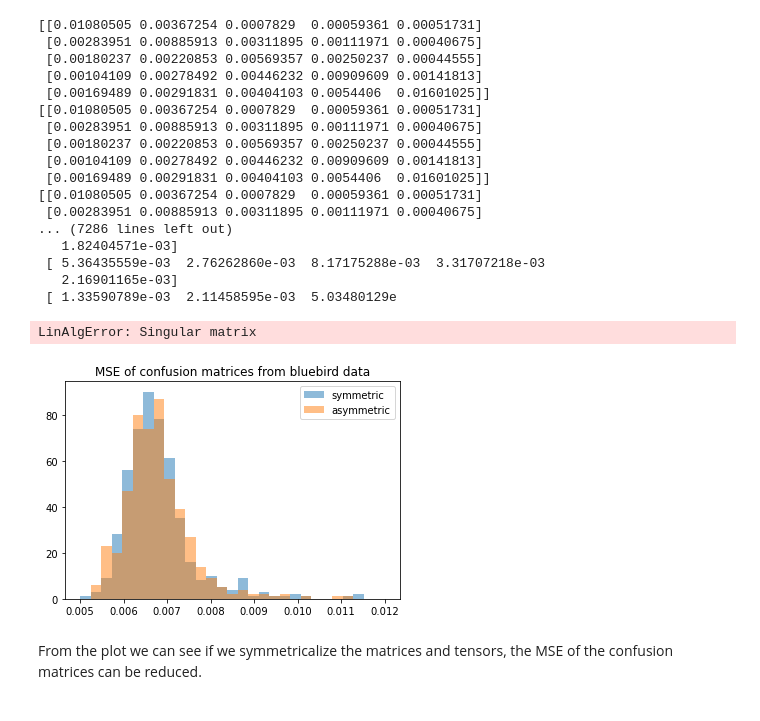
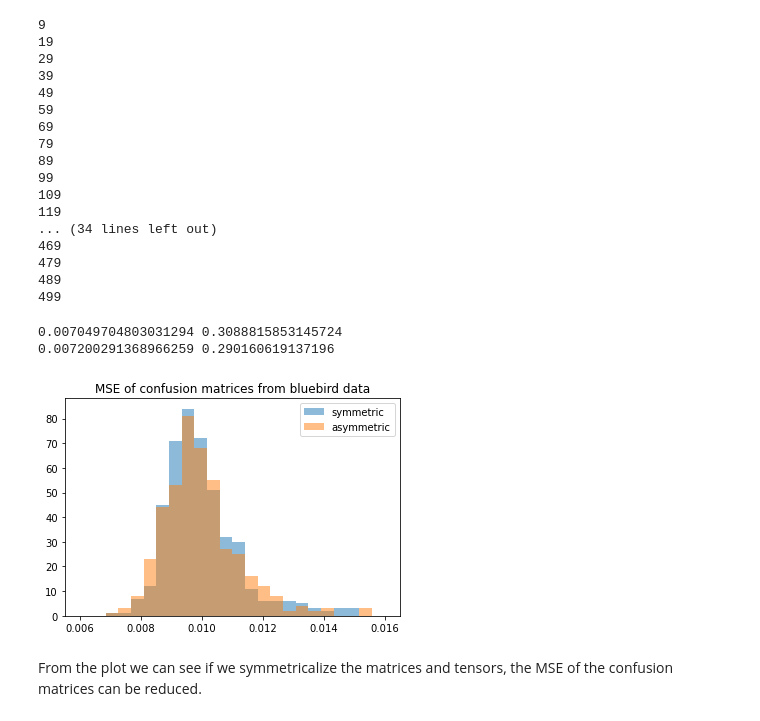
Before and after one commit to azurechen97/Spectral-methods-meet-EM, a Jupyter notebook: test3.ipynb, the cells around one changed output. Saved outputs shown, nothing was run; the diff lists cells and outputs as text; code cells hidden in the pictures.

```diff
--- a/test3.ipynb
+++ b/test3.ipynb
@@ -117,6 +138,3 @@ def get_true_confusion_matrix(data, truth, normalize=True):
-# %%
-def confusion_matrix_loss(C_estimated,C_true):
-    return np.mean((C_estimated-C_true)**2)
 # %%
 def get_confusion_matrix2(k, labels, groups=None, sym=True, cutoff=1e-7, L=20, N=100, seed=None):
     m, n = labels.shape
@@ -279,0 +211,10 @@ confusion_matrix_loss(get_confusion_matrix2(
+# %%
+# iterations
+maxiter = 50
+step = 5
+Ls = np.array([i for i in range(step,maxiter+1,step)],dtype=int)
+losses = np.zeros(len(Ls))
+for i,L in enumerate(Ls):
+    print(L)
+    losses[i] = confusion_matrix_loss(get_confusion_matrix(
+        k, labels, sym=True, L=L, N=100, seed=123), C_true)
@@ -279,0 +240,10 @@ confusion_matrix_loss(get_confusion_matrix2(
+# %%
+# iterations
+maxiter = 100
+step = 5
+Ns = np.array([i for i in range(step, maxiter+1,step)], dtype=int)
+losses_N = np.zeros(len(Ns))
+for i, N in enumerate(Ns):
+    print(N)
+    losses_N[i] = confusion_matrix_loss(get_confusion_matrix(
+        k, labels, sym=True, L=100, N=N, seed=123), C_true)
@@ -283,38 +289,45 @@ iternum = 500
 sym_losses = np.zeros(iternum)
 asym_losses = np.zeros(iternum)
 for i in range(iternum):
+    if i%10==9:
+        print(i)
     sym_losses[i] = confusion_matrix_loss(get_confusion_matrix(
-        k, labels, sym=True), C_true)
+        k, labels, sym=True, L=20, N=20), C_true)
     asym_losses[i] = confusion_matrix_loss(get_confusion_matrix(
-        k, labels, sym=False), C_true)
+        k, labels, sym=False, L=20, N=20), C_true)
 # %% [output]
-[[0.01080505 0.00367254 0.0007829  0.00059361 0.00051731]
- [0.00283951 0.00885913 0.00311895 0.00111971 0.00040675]
- [0.00180237 0.00220853 0.00569357 0.00250237 0.00044555]
- [0.00104109 0.00278492 0.00446232 0.00909609 0.00141813]
- [0.00169489 0.00291831 0.00404103 0.0054406  0.01601025]]
-[[0.01080505 0.00367254 0.0007829  0.00059361 0.00051731]
- [0.00283951 0.00885913 0.00311895 0.00111971 0.00040675]
- [0.00180237 0.00220853 0.00569357 0.00250237 0.00044555]
- [0.00104109 0.00278492 0.00446232 0.00909609 0.00141813]
- [0.00169489 0.00291831 0.00404103 0.0054406  0.01601025]]
-[[0.01080505 0.00367254 0.0007829  0.00059361 0.00051731]
- [0.00283951 0.00885913 0.00311895 0.00111971 0.00040675]
-... (7286 lines left out)
-   1.82404571e-03]
- [ 5.36435559e-03  2.76262860e-03  8.17175288e-03  3.31707218e-03
-   2.16901165e-03]
- [ 1.33590789e-03  2.11458595e-03  5.03480129e
+9
+19
+29
+39
+49
+59
+69
+79
+89
+99
+109
+119
+... (34 lines left out)
+469
+479
+489
+499
-LinAlgError: Singular matrix
+# %%
+print(np.min(sym_losses), np.max(sym_losses))
+print(np.min(asym_losses), np.max(asym_losses))
+# %% [output]
+0.007049704803031294 0.3088815853145724
+0.007200291368966259 0.290160619137196
 # %%
-bins = np.linspace(0.005, 0.012, 30)
+bins = np.linspace(0.006, 0.016, 25)
 plt.hist(sym_losses,bins, alpha=0.5, label='symmetric')
 plt.hist(asym_losses, bins, alpha=0.5, label='asymmetric')
-plt.title("MSE of confusion matrices from web data")
+plt.title("MSE of confusion matrices from bluebird data")
 plt.legend(loc='upper right')
-plt.savefig("pic/web_symmetry.png",dpi=300)
+plt.savefig("pic/bluebird_symmetry.png",dpi=300)
 plt.show()
 # %% [output]
-[figure, old version]
+[figure, new version]
 # %% [markdown]
 From the plot we can see if we symmetricalize the matrices and tensors, the MSE of the confusion matrices can be reduced.
```
Also changed, not shown: parts of 42 cells of this notebook, 20 other files.
